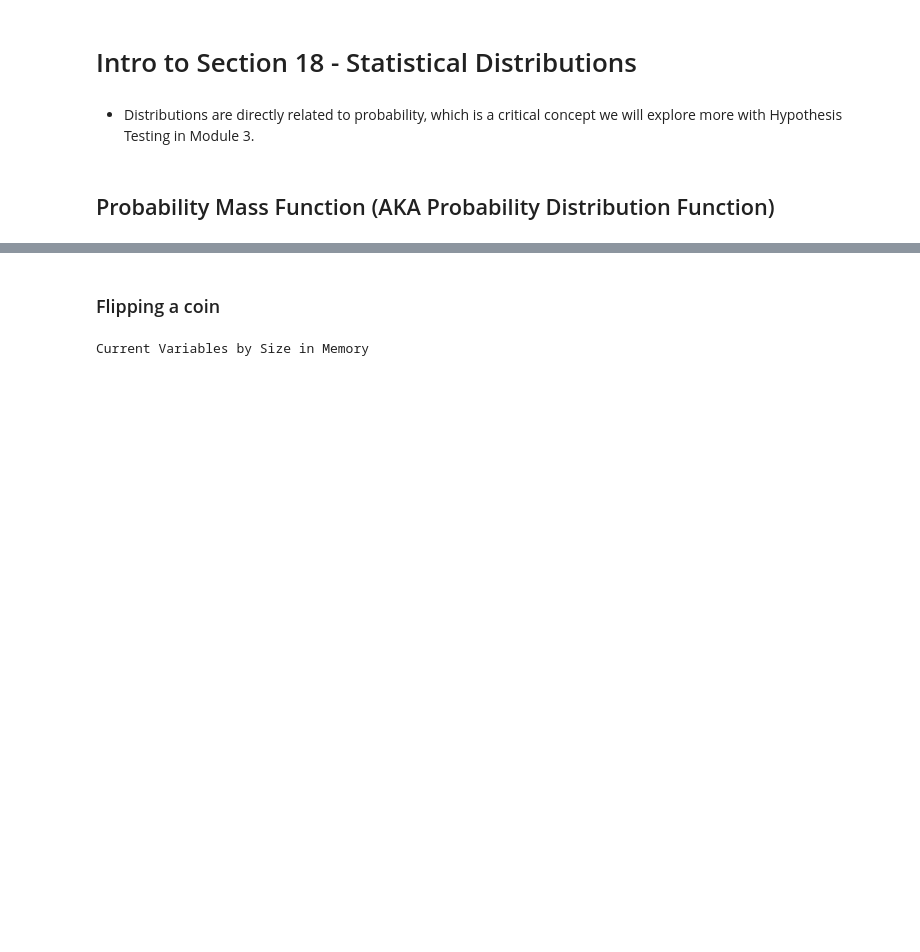
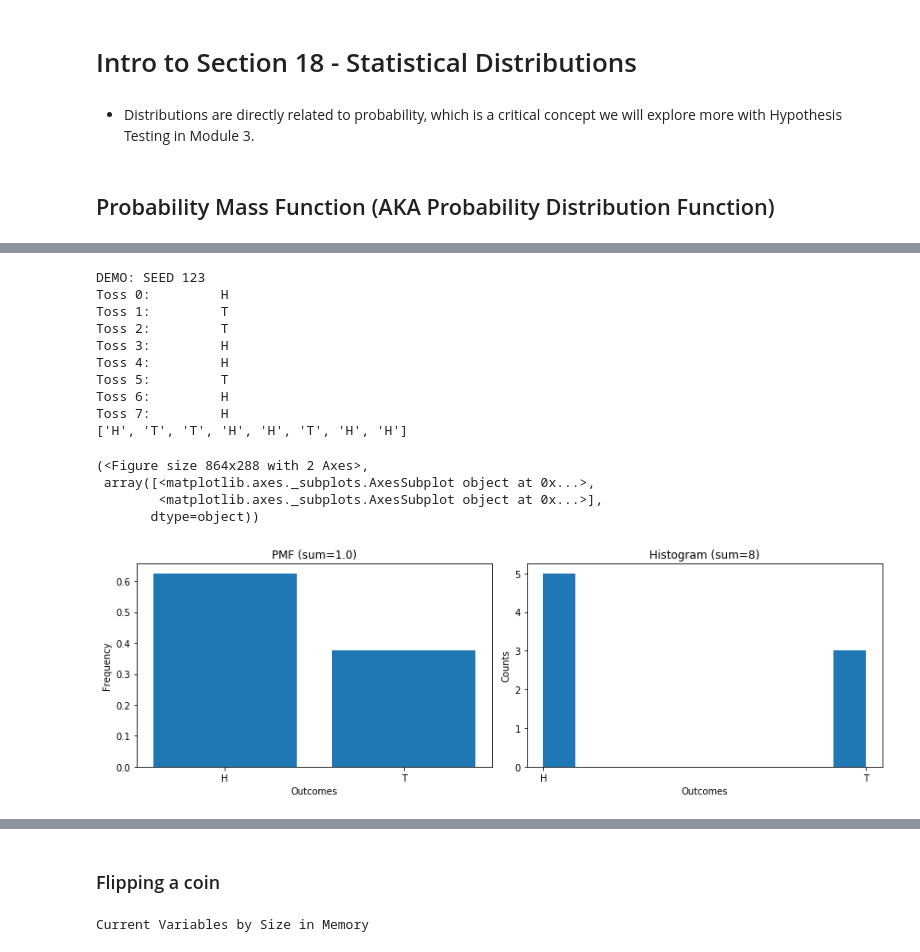
Before and after one commit to jirvingphd/fsds_pt_100719_cohort_notes, a Jupyter notebook: Instructor Notebooks/sect_17-18_prob_and_dist_examples.ipynb, the cells around one changed output, grey strips where cells are left out. Cells and saved outputs as stored; diff of their text form; code cells hidden in the pictures; blank space fills up the shorter version.

```diff
--- a/Instructor Notebooks/sect_17-18_prob_and_dist_examples.ipynb
+++ b/Instructor Notebooks/sect_17-18_prob_and_dist_examples.ipynb
@@ -680,0 +792,28 @@ Prob for songs by James= 0.265
+# %%
+#cell
+seed=123
+np.random.seed(seed)
+print(f'DEMO: SEED {seed}')
+#cell
+outcomes = coin_toss(n_flips=8)
+print(outcomes)
+plot_pmf_vs_hist(outcomes)
+
+# outcomes = coin_toss(n_flips=12,outcomes=outcomes)
+# plot_pmf_vs_hist(outcomes)
+# %% [output]
+DEMO: SEED 123
+Toss 0:         H
+Toss 1:         T
+Toss 2:         T
+Toss 3:         H
+Toss 4:         H
+Toss 5:         T
+Toss 6:         H
+Toss 7:         H
+['H', 'T', 'T', 'H', 'H', 'T', 'H', 'H']
+(<Figure size 864x288 with 2 Axes>,
+ array([<matplotlib.axes._subplots.AxesSubplot object at 0x...>,
+        <matplotlib.axes._subplots.AxesSubplot object at 0x...>],
+       dtype=object))
+[figure, added]
```
Also changed, not shown: parts of 65 cells of this notebook, 9 other files.
